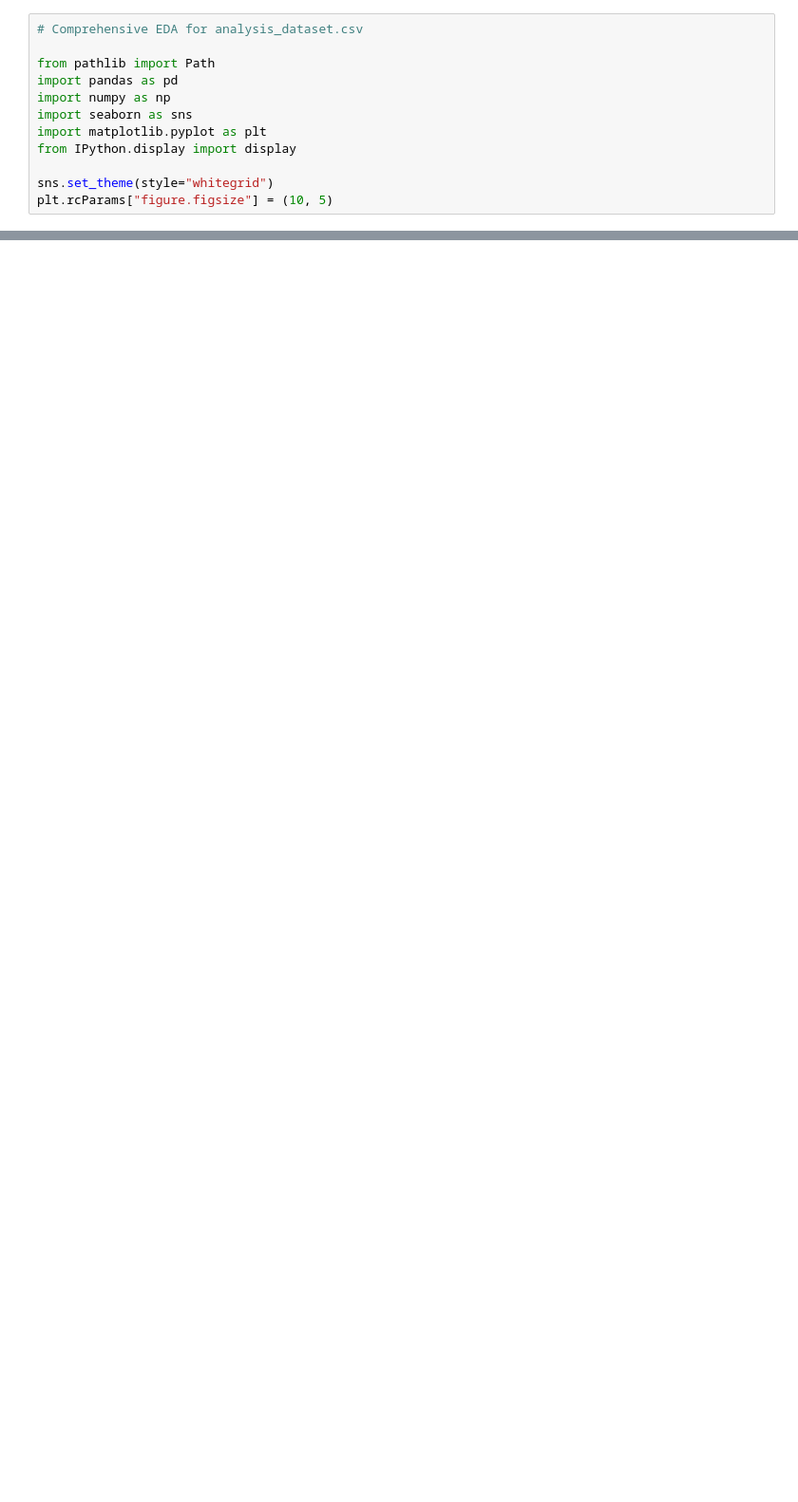
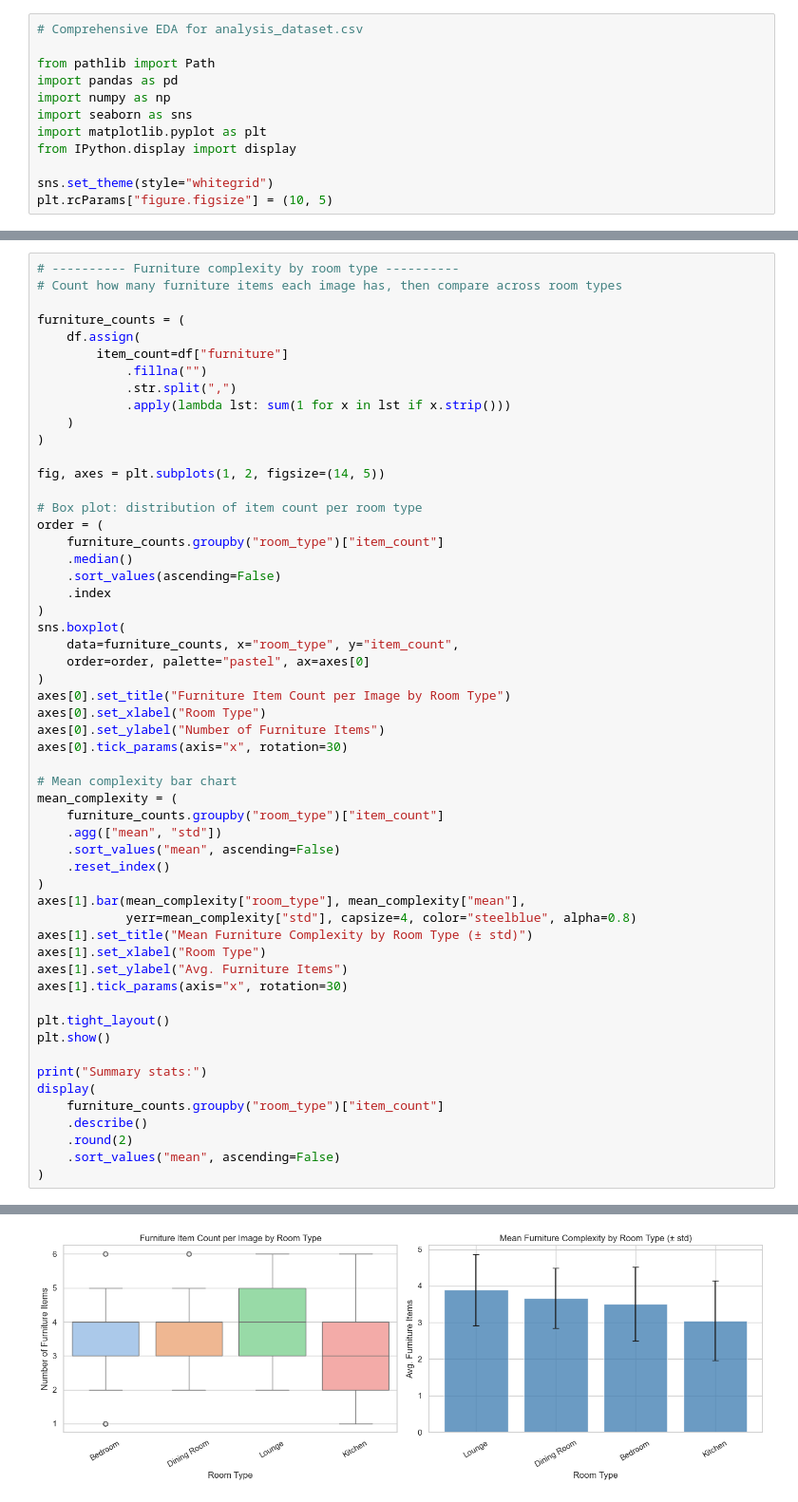
Before and after one commit to FatimaMansoor-dev/ReSpace-AI, a Jupyter notebook: Data Analysis/analysis.ipynb, the cells around one changed output, grey strips where cells are left out. Shown at 95% size. Cells and saved outputs as stored; diff of their text form; blank space fills up the shorter version.

Commit message:
feat: added more analysis+assignment
Co-authored-by: Copilot <copilot@github.com>

```diff
--- a/Data Analysis/analysis.ipynb
+++ b/Data Analysis/analysis.ipynb
@@ -171,0 +330,56 @@ display(df["status"].value_counts().to_frame("count"))
+# %%
+# ---------- Furniture complexity by room type ----------
+# Count how many furniture items each image has, then compare across room types
+
+furniture_counts = (
+    df.assign(
+        item_count=df["furniture"]
+            .fillna("")
+            .str.split(",")
+            .apply(lambda lst: sum(1 for x in lst if x.strip()))
+    )
+)
+
+fig, axes = plt.subplots(1, 2, figsize=(14, 5))
+
+# Box plot: distribution of item count per room type
+order = (
+    furniture_counts.groupby("room_type")["item_count"]
+    .median()
+    .sort_values(ascending=False)
+    .index
+)
+sns.boxplot(
+    data=furniture_counts, x="room_type", y="item_count",
+    order=order, palette="pastel", ax=axes[0]
+)
+axes[0].set_title("Furniture Item Count per Image by Room Type")
+axes[0].set_xlabel("Room Type")
+axes[0].set_ylabel("Number of Furniture Items")
+axes[0].tick_params(axis="x", rotation=30)
+
+# Mean complexity bar chart
+mean_complexity = (
+    furniture_counts.groupby("room_type")["item_count"]
+    .agg(["mean", "std"])
+    .sort_values("mean", ascending=False)
+    .reset_index()
+)
+axes[1].bar(mean_complexity["room_type"], mean_complexity["mean"],
+            yerr=mean_complexity["std"], capsize=4, color="steelblue", alpha=0.8)
+axes[1].set_title("Mean Furniture Complexity by Room Type (± std)")
+axes[1].set_xlabel("Room Type")
+axes[1].set_ylabel("Avg. Furniture Items")
+axes[1].tick_params(axis="x", rotation=30)
+
+plt.tight_layout()
+plt.show()
+
+print("Summary stats:")
+display(
+    furniture_counts.groupby("room_type")["item_count"]
+    .describe()
+    .round(2)
+    .sort_values("mean", ascending=False)
+)
+# %% [output]
@@ -171,0 +389 @@ display(df["status"].value_counts().to_frame("count"))
+[figure, added]
```
Also changed, not shown: parts of 12 cells of this notebook, 5 other files.
